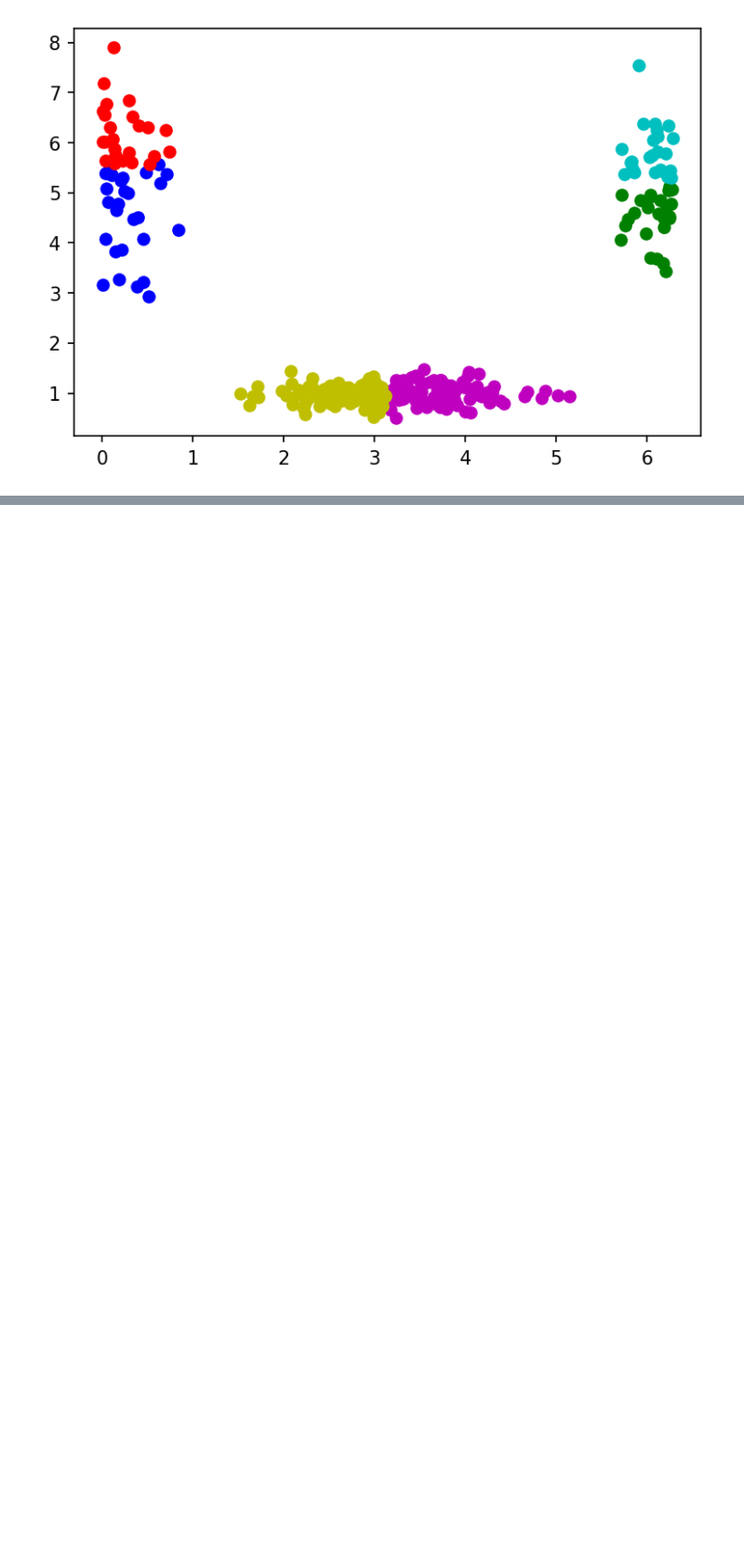
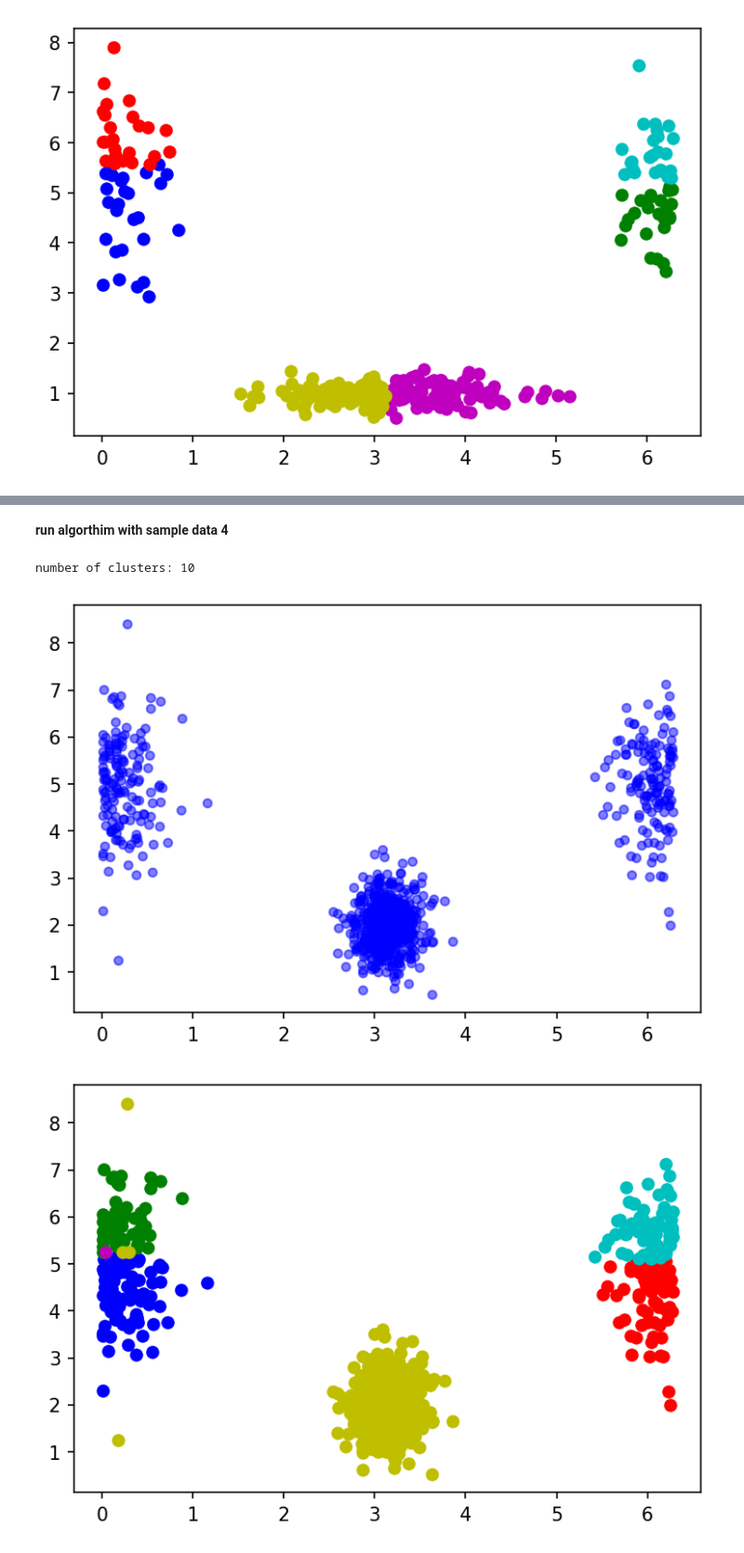
Before and after one commit to khashayarghamati/Mean-Shift-Algorithm, a Jupyter notebook: MeanShift.ipynb, the cells around one changed output, grey strips where cells are left out. Shown at 93% size. Cells and saved outputs as stored; diff of their text form; code cells hidden in the pictures; blank space fills up the shorter version.

```diff
--- a/MeanShift.ipynb
+++ b/MeanShift.ipynb
@@ -196,6 +239,11 @@ ms3.trace()
+# %% [markdown]
+**run algorthim with sample data 4**
 # %%
-data4 = pd.read_csv('data_csv/data4.csv')
 display_cluster_cir(data4)
-ms4 = Mean_Shift(bandwidth=2, data=data4.to_numpy())
+ms4 = Mean_Shift(bandwidth=1, data=data4.to_numpy())
 ms4.fit()
 ms4.show()
+# %% [output]
+number of clusters: 10
+[figure, added]
+[figure, added]
```
Also changed, not shown: parts of 25 cells of this notebook.
